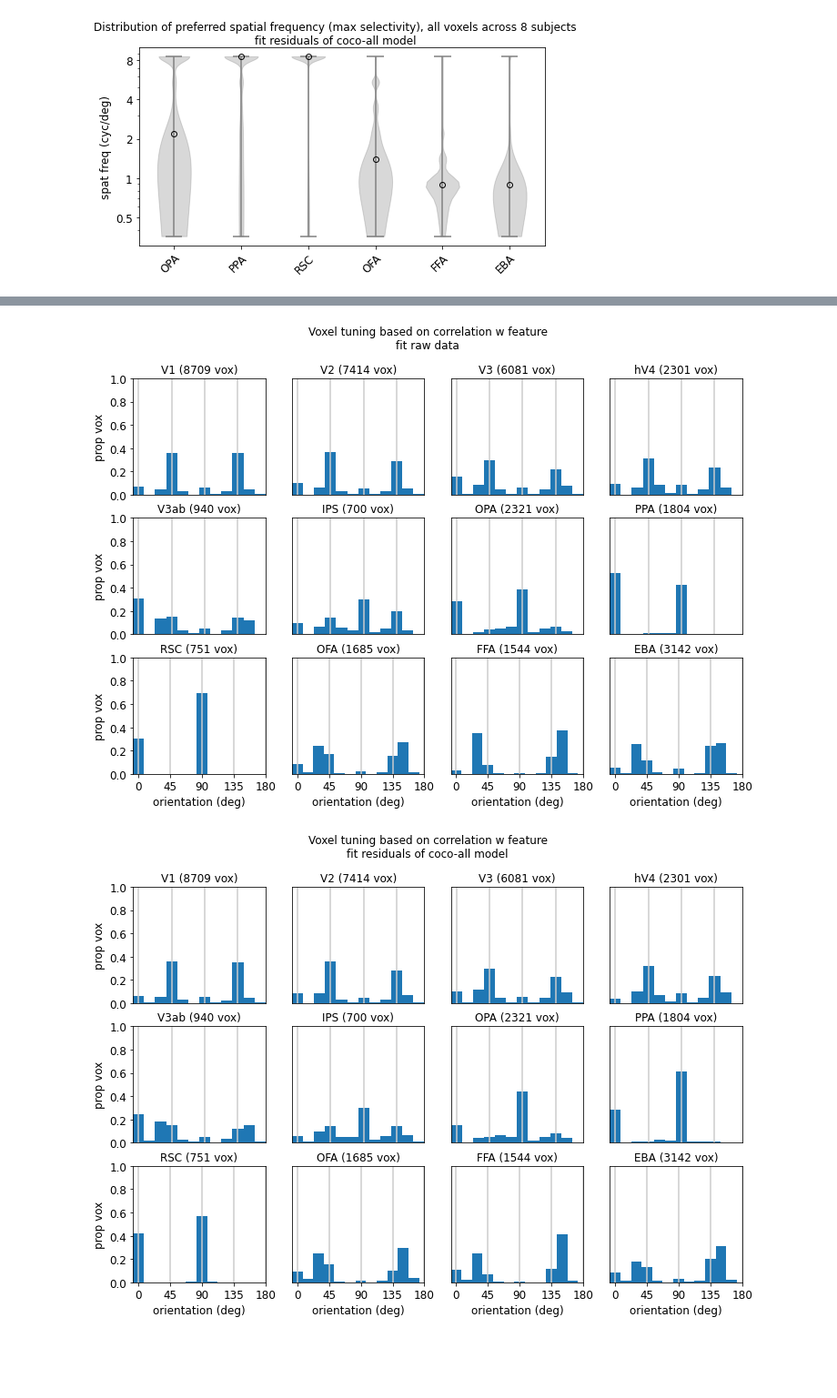
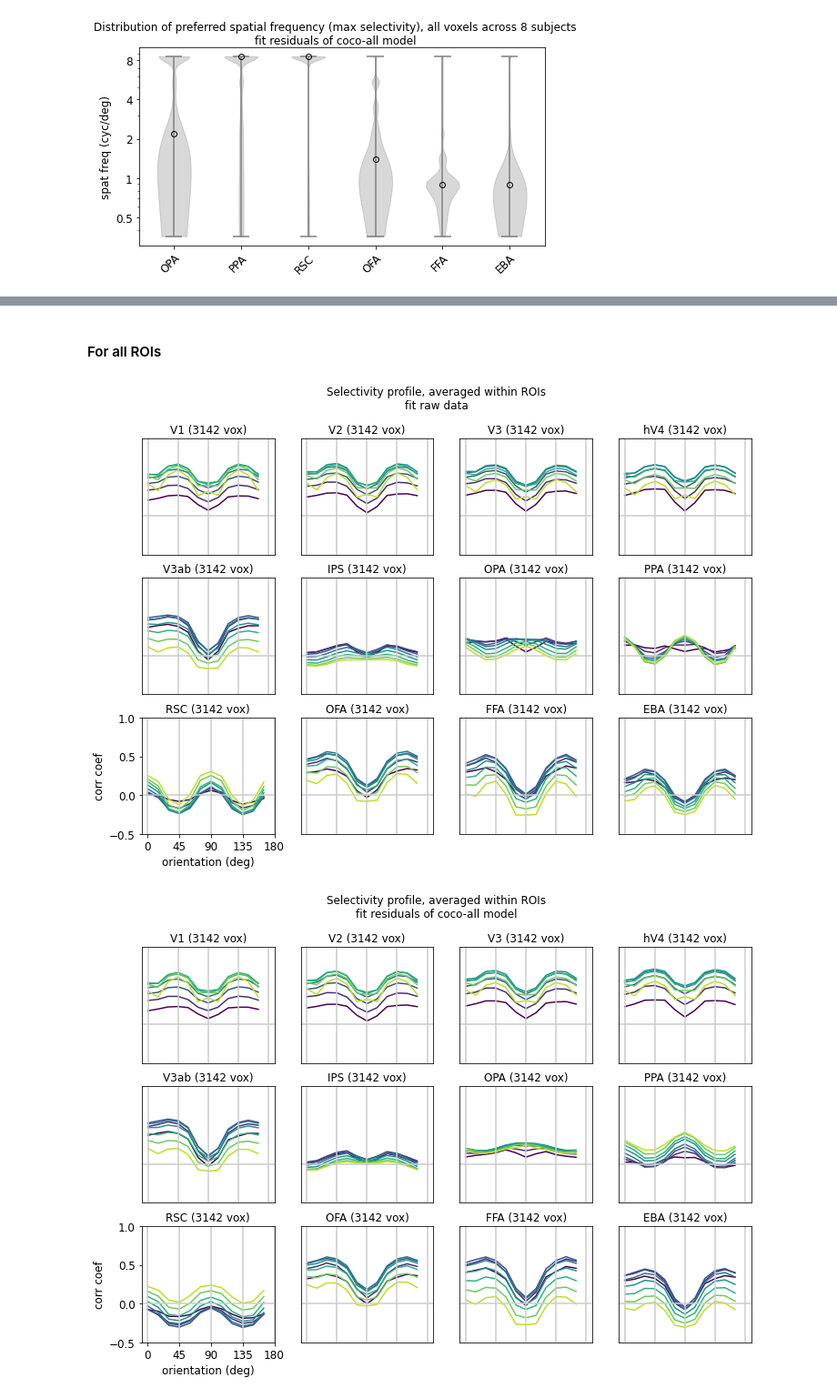
Before and after one commit to mmhenderson/image_stats_gabor, a Jupyter notebook: plot_feature_selectivity/plot_gabor_tuning_semresiduals.ipynb, the cells around one changed output, grey strips where cells are left out. Shown: that part at 91% size. Drawn from its saved outputs; the diff is of its cells as text; code cells hidden in the pictures; blank space fills up the shorter version.

```diff
--- a/plot_feature_selectivity/plot_gabor_tuning_semresiduals.ipynb
+++ b/plot_feature_selectivity/plot_gabor_tuning_semresiduals.ipynb
@@ -638,7 +307,7 @@ plot_utils.set_all_font_sizes(12)
 
 plt.rcParams['pdf.fonttype']=42
 
-color = [0.6, 0.6, 0.6]
+color = '#7f7f7f'
 
 names = ['fit raw data', 'fit residuals of coco-all model']
 
@@ -650,8 +319,6 @@ for corrs, name in zip([preferred_sf_corr1, preferred_sf_corr2], names):
     plt.figure(figsize=(8,4))
 
     for ri, rr in enumerate(rois2plot):
-
-        color = colors[roi_color_inds[rr]]
 
         inds_this_roi = roi_def.get_indices(rr) & abv_thresh
 
@@ -683,7 +350,7 @@ for corrs, name in zip([preferred_sf_corr1, preferred_sf_corr2], names):
     plt.suptitle('Distribution of preferred spatial frequency (max selectivity), all voxels across 8 subjects\n%s'%name)
 
     pi+=1
-    fn2save = '/user_data/mmhender/imStat/figures/Freq_violins_semresiduals_%d.pdf'%pi
+    fn2save = os.path.join(default_paths.fig_path, 'Freq_violins_semresiduals_%d.pdf'%pi)
     plt.savefig(fn2save)
 # %% [output]
 [figure]
@@ -692,0 +361,9 @@ for corrs, name in zip([preferred_sf_corr1, preferred_sf_corr2], names):
+# %%
+avg_resp_profiles1 = np.zeros((n_subjects, n_rois, n_ori, n_sf))
+avg_resp_profiles2 = np.zeros((n_subjects, n_rois, n_ori, n_sf))
+
+for si in range(n_subjects):
+    for ri in range(n_rois):
+        inds_this_roi = roi_def.get_indices(ri) & abv_thresh & (subject_inds==si)
+        avg_resp_profiles1[si,ri,:,:] = np.mean(allcorr_reshaped1[inds_this_roi,:,:], axis=0)
+        avg_resp_profiles2[si,ri,:,:] = np.mean(allcorr_reshaped2[inds_this_roi,:,:], axis=0)
@@ -693,50 +431,52 @@ for corrs, name in zip([preferred_sf_corr1, preferred_sf_corr2], names):
+# %% [markdown]
+#### For all ROIs
 # %%
-plot_utils.set_all_font_sizes(12)
-
-plt.rcParams['pdf.fonttype']=42
-
 names = ['fit raw data', 'fit residuals of coco-all model']
 
-for corrs, name in zip([preferred_ori_corr1, preferred_ori_corr2], names):
+for corrs, name in zip([avg_resp_profiles1, avg_resp_profiles2], names):
 
 
     plt.figure(figsize=(12,8))
     npy = int(np.ceil(np.sqrt(n_rois)))
     npx = int(np.ceil((n_rois)/npy))
 
+    colors = cm.viridis(np.linspace(0,0.9,n_sf))
+
     pi=0
-    for ri in range(n_rois):
-
-        inds_this_roi = roi_def.get_indices(ri) & abv_thresh
+    for rr in range(n_rois):
 
         pi+=1
         plt.subplot(npx,npy,pi)
 
-        spacing = ori_unique[1] - ori_unique[0]
-        neach = [np.sum(corrs[inds_this_roi]==oo) for oo in range(n_ori)]
-        assert(np.sum(neach)==np.sum(inds_this_roi))
-        propeach = neach/np.sum(inds_this_roi)
-        plt.bar(ori_unique, propeach, width=spacing)
+        if np.sum(inds_this_roi)>0:
+            for sf in range(n_sf):
+                vals = corrs[:,rr,:,sf]
+                meanvals = np.mean(vals , axis=0)
+                plt.plot(ori_unique, meanvals,\
+                     '-',color=colors[sf,:])
 
-        plt.xlim([-spacing/2,180-spacing/2])
-        plt.ylim([0, 1.0])
-        if np.mod(pi, npy)==1:
-            plt.ylabel('prop vox')
-        else:
-            plt.yticks([])
+        plt.axhline(0, color=[0.8, 0.8, 0.8])
+        plt.ylim([-0.5,1])
 
-        if pi>=(npx-1)*npy+1:
+        if pi==(npx-1)*npy+1:
+            plt.xlabel('orientation (deg)')
+            plt.ylabel('corr coef')
             plt.xticks(np.arange(0,181,45))
-            plt.xlabel('orientation (deg)')
         else:
             plt.xticks([]);
+            plt.yticks([])
 
         for ii in np.arange(0,181,45):
             plt.axvline(ii,color=[0.8, 0.8, 0.8])
 
-        plt.title('%s (%d vox)'%(roi_names[ri], np.sum(inds_this_roi)))
+        plt.title('%s (%d vox)'%(roi_names[rr], np.sum(inds_this_roi)))
 
-    plt.suptitle('Voxel tuning based on correlation w feature\n%s'%name);
+    plt.suptitle('Selectivity profile, averaged within ROIs\n%s'%name)
+
+plt.figure(figsize=(6,6));
+for sf in range(n_sf):
+    plt.plot(0,sf,color=colors[sf,:])
+plt.legend(['%.2f cyc/deg'%sf_unique[sf] for sf in range(n_sf)]);
 # %% [output]
-[figure, old version]
+[figure, new version]
-[figure, old version]
+[figure, new version]
```
Also changed, not shown: parts of 57 cells of this notebook, 8 other files.
